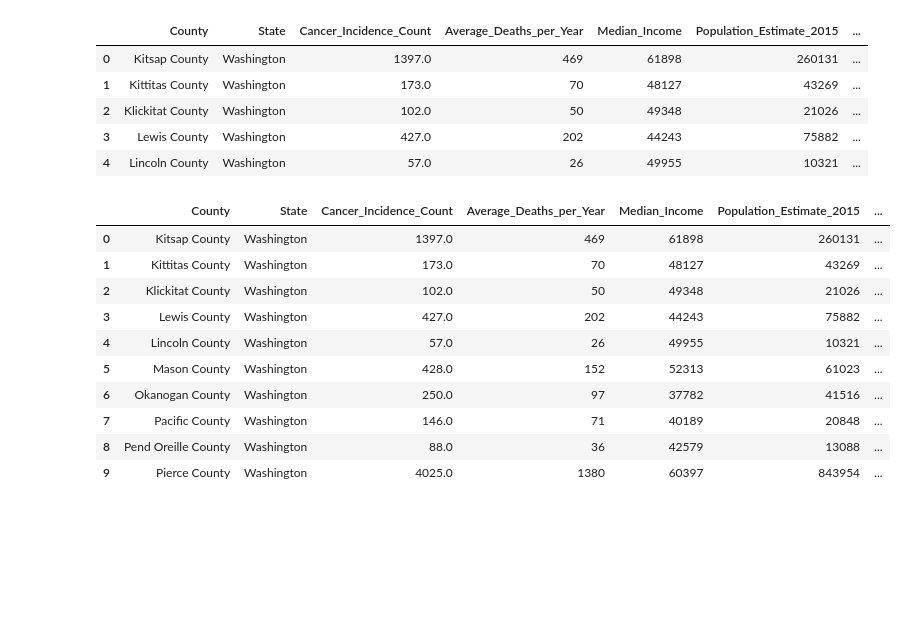
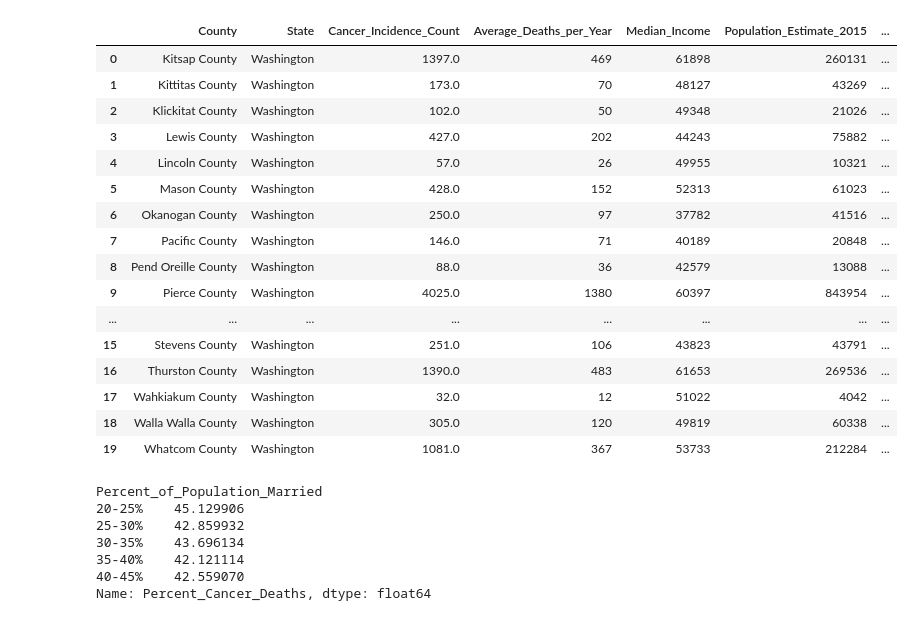
Before and after one commit to Chemistasaurus/Project-1, a Jupyter notebook: Martial Status vs Death Rate.ipynb, the cells around one changed output. Cells and saved outputs as stored; diff of their text form; code cells hidden in the pictures; blank space fills up the shorter version.

```diff
--- a/Martial Status vs Death Rate.ipynb
+++ b/Martial Status vs Death Rate.ipynb
@@ -1,37 +1,38 @@
 # %%
+#Import Dependencies
 import pandas as pd
 from pathlib import Path
 import numpy as np
 import matplotlib.pyplot as plt
 
+#Set up file path
 cancer_path=Path('Resources/cancer_dataset.csv')
 
+#Read in the csv
 cancer_df=pd.read_csv(cancer_path,encoding="ISO-8859-1")
 
-
+#Converting three columns to integars for calculations.
 cancer_df=cancer_df.astype({"Percent_of_Population_Married":int,"Average_Deaths_per_Year":int,"Population_Estimate_2015":int})
-cancer_df.head()
-# %% [output]
-|  | County | State | Cancer_Incidence_Count | Average_Deaths_per_Year | Median_Income | Population_Estimate_2015 | ... |
-| 0 | Kitsap County | Washington | 1397.0 | 469 | 61898 | 260131 | ... |
-| 1 | Kittitas County | Washington | 173.0 | 70 | 48127 | 43269 | ... |
-| 2 | Klickitat County | Washington | 102.0 | 50 | 49348 | 21026 | ... |
-| 3 | Lewis County | Washington | 427.0 | 202 | 44243 | 75882 | ... |
-| 4 | Lincoln County | Washington | 57.0 | 26 | 49955 | 10321 | ... |
 # %%
-
+#Creating new column call Percent Cancer Deaths.
 cancer_df["Percent_Cancer_Deaths"]=(cancer_df["Average_Deaths_per_Year"]/cancer_df["Cancer_Incidence_Count"])*100
-cancer_df.head(10)
+cancer_df.head(20)
 # %% [output]
 |  | County | State | Cancer_Incidence_Count | Average_Deaths_per_Year | Median_Income | Population_Estimate_2015 | ... |
 | 0 | Kitsap County | Washington | 1397.0 | 469 | 61898 | 260131 | ... |
 | 1 | Kittitas County | Washington | 173.0 | 70 | 48127 | 43269 | ... |
 | 2 | Klickitat County | Washington | 102.0 | 50 | 49348 | 21026 | ... |
 | 3 | Lewis County | Washington | 427.0 | 202 | 44243 | 75882 | ... |
 | 4 | Lincoln County | Washington | 57.0 | 26 | 49955 | 10321 | ... |
 | 5 | Mason County | Washington | 428.0 | 152 | 52313 | 61023 | ... |
 | 6 | Okanogan County | Washington | 250.0 | 97 | 37782 | 41516 | ... |
 | 7 | Pacific County | Washington | 146.0 | 71 | 40189 | 20848 | ... |
 | 8 | Pend Oreille County | Washington | 88.0 | 36 | 42579 | 13088 | ... |
 | 9 | Pierce County | Washington | 4025.0 | 1380 | 60397 | 843954 | ... |
+| ... | ... | ... | ... | ... | ... | ... | ... |
+| 15 | Stevens County | Washington | 251.0 | 106 | 43823 | 43791 | ... |
+| 16 | Thurston County | Washington | 1390.0 | 483 | 61653 | 269536 | ... |
+| 17 | Wahkiakum County | Washington | 32.0 | 12 | 51022 | 4042 | ... |
+| 18 | Walla Walla County | Washington | 305.0 | 120 | 49819 | 60338 | ... |
+| 19 | Whatcom County | Washington | 1081.0 | 367 | 53733 | 212284 | ... |
 # %%
@@ -39,9 +41,18 @@ marriage_bins=[20,25,30,35,40,45,50,55,60,65,70,75]
 labels=["20-25%","25-30%","30-35%","35-40%","40-45%","45-50%","50-55%","55-60%","60-65%","65-70%","70-75%"]
 marriage_df=cancer_df.copy()
 # %%
-marriage_df["Percent_of_Population_Married"]=pd.cut(marriage_df["Percent_Cancer_Deaths"],marriage_bins,labels=labels)
+#Binning the data by marriage percent.
+marriage_df["Percent_of_Population_Married"]=pd.cut(marriage_df["Cancer_Incidence_Count"],marriage_bins,labels=labels)
+
+#Finding the average death rate from cancer and average age of population in each category of marriage percent.
 death_rates_by_marriage=marriage_df.groupby(["Percent_of_Population_Married"])["Percent_Cancer_Deaths"].mean()
 age_marriage=marriage_df.groupby(["Percent_of_Population_Married"])["Median_Age"].mean()
-marriage_groups=marriage_df.groupby(["Percent_of_Population_Married"])
-marriage_count=marriage_groups["Percent_of_Population_Married"].count()
+# %% [output]
+Percent_of_Population_Married
+20-25%    45.129906
+25-30%    42.859932
+30-35%    43.696134
+35-40%    42.121114
+40-45%    42.559070
+Name: Percent_Cancer_Deaths, dtype: float64
 # %%
```
Also changed, not shown: parts of 3 cells of this notebook.
